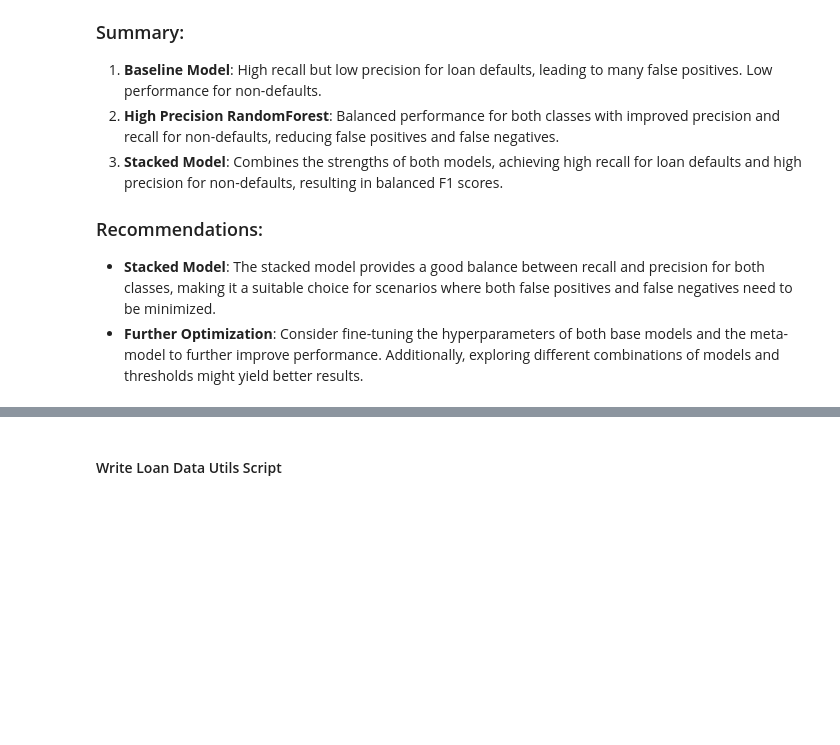
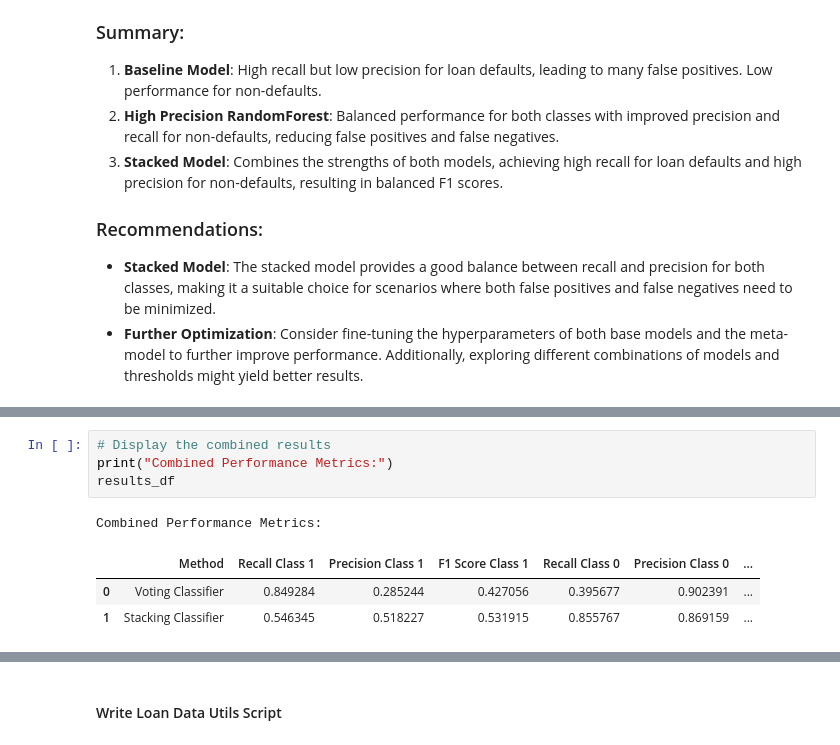
Before and after one commit to micah-shull/Machine_Learning_Pipelines, a Jupyter notebook: pipelines_16_ensemble_02_stacking_00.ipynb, the cells around one changed output, grey strips where cells are left out. Drawn from its saved outputs; the diff is of its cells as text; blank space fills up the shorter version.

```diff
--- a/pipelines_16_ensemble_02_stacking_00.ipynb
+++ b/pipelines_16_ensemble_02_stacking_00.ipynb
@@ -573,0 +1004,9 @@ The combined performance metrics for three models — the baseline Logistic Regr
+# %%
+# Display the combined results
+print("Combined Performance Metrics:")
+results_df
+# %% [output]
+Combined Performance Metrics:
+|  | Method | Recall Class 1 | Precision Class 1 | F1 Score Class 1 | Recall Class 0 | Precision Class 0 | ... |
+| 0 | Voting Classifier | 0.849284 | 0.285244 | 0.427056 | 0.395677 | 0.902391 | ... |
+| 1 | Stacking Classifier | 0.546345 | 0.518227 | 0.531915 | 0.855767 | 0.869159 | ... |
```
Also changed, not shown: parts of 13 cells of this notebook.
